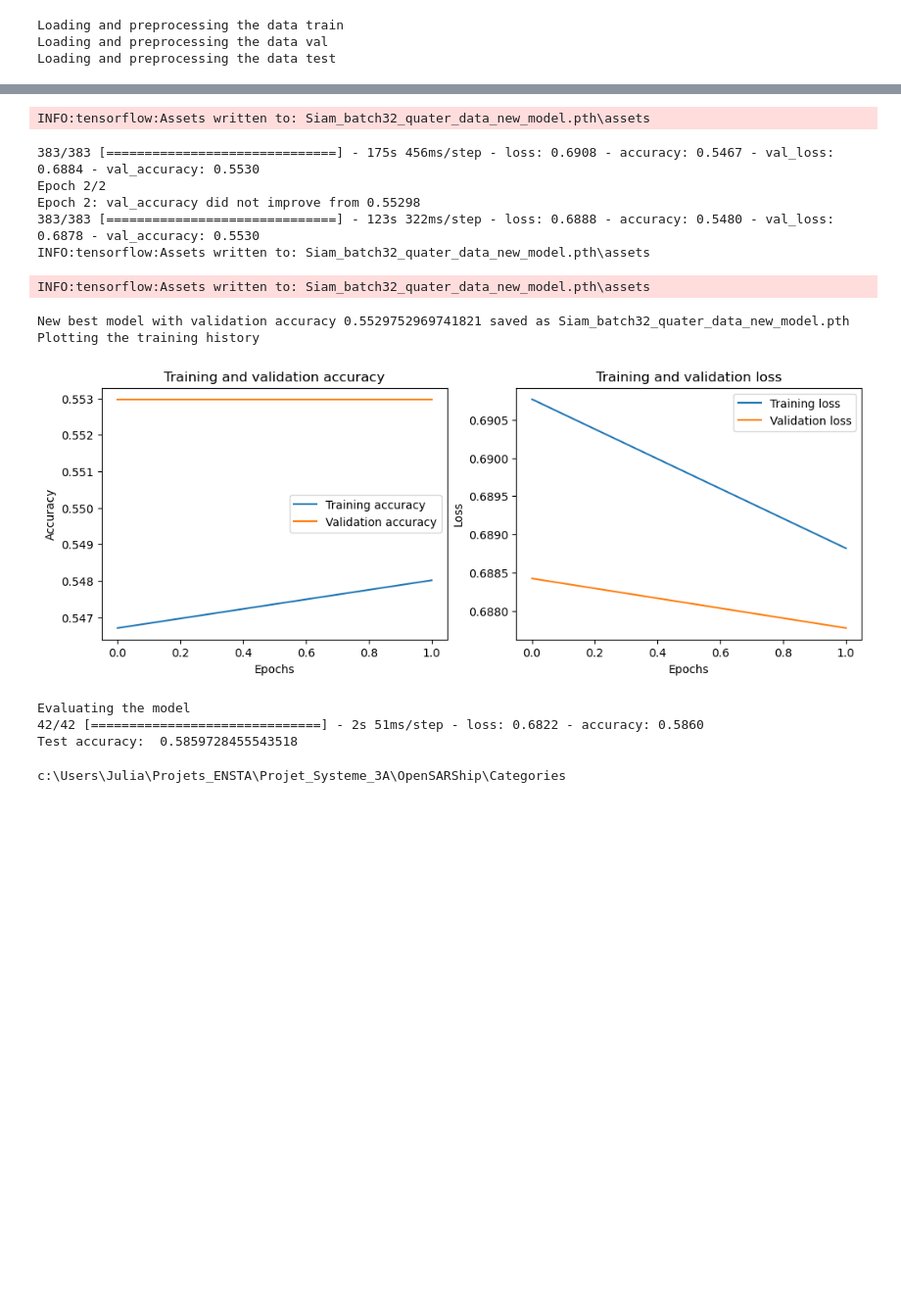
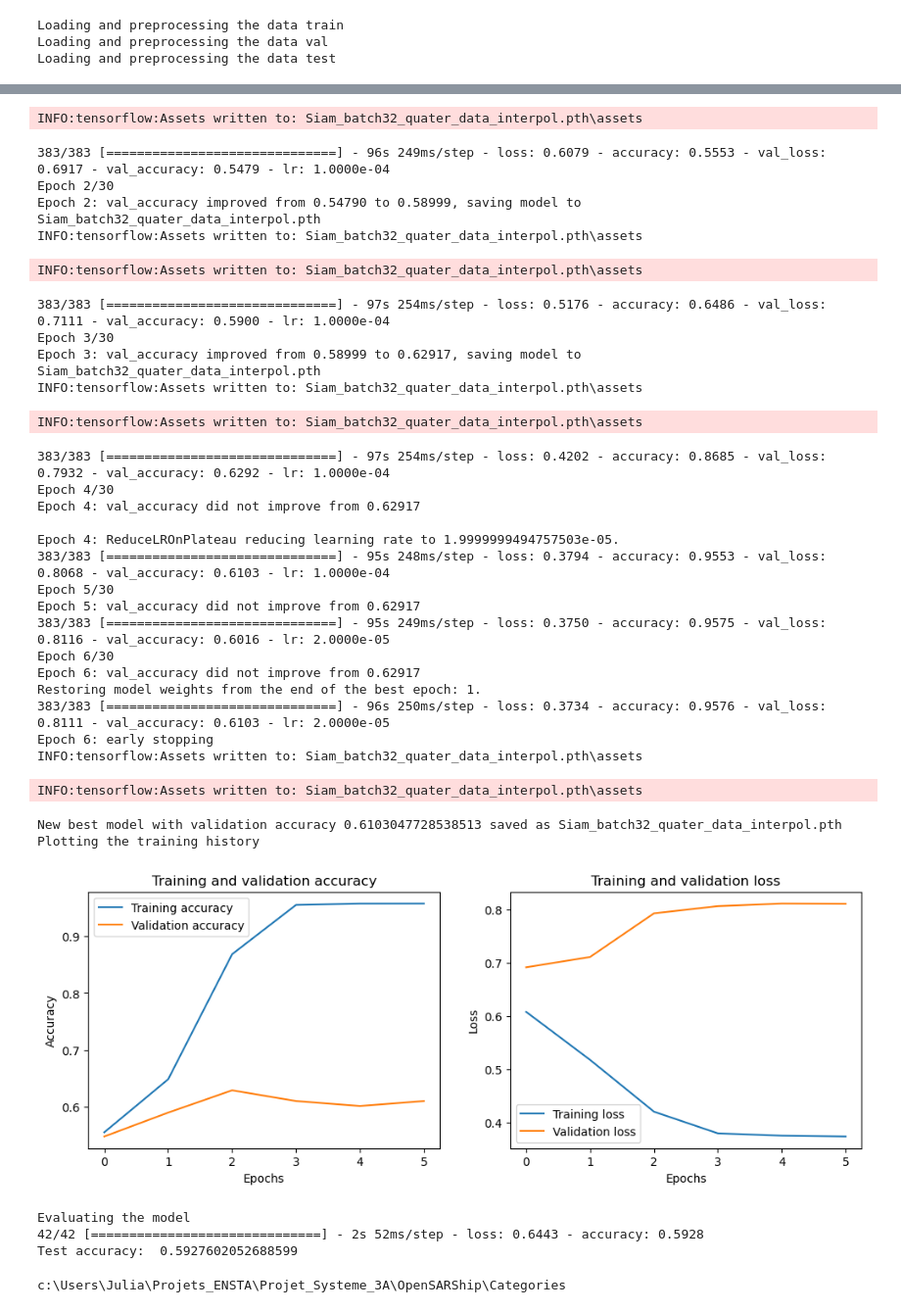
Before and after one commit to jufch/SiameseNetwork, a Jupyter notebook: Simaese_training_other.ipynb, the cells around one changed output, grey strips where cells are left out. Shown at 98% size. Saved outputs shown, nothing was run; the diff lists cells and outputs as text; code cells hidden in the pictures; blank space fills up the shorter version.

Commit message:
modify the training with learning rate and early stopping

```diff
--- a/Simaese_training_other.ipynb
+++ b/Simaese_training_other.ipynb
@@ -15,6 +17,6 @@ from tensorflow.keras.preprocessing.image import load_img, img_to_array
 # %%
 def load_and_preprocess_image(path, target_size=(96, 96)):
-    img = load_img(path, target_size=target_size, color_mode='grayscale')
+    img = load_img(path, target_size=target_size, color_mode='grayscale', interpolation='lanczos')
     img = img_to_array(img)
     img = np.expand_dims(img, axis=0)
     img /= 255.0  # Normalize to [0,1]
@@ -45,13 +47,14 @@ def load_pairs_and_labels(csv_path, image_base_path):
 # %%
 def new_model(input_shape, num_classes):
     model = Sequential([
-        Conv2D(32, (3,3), activation='relu', input_shape=input_shape),
+        Conv2D(32, (3,3), activation='relu', input_shape=input_shape, kernel_regularizer=l2(0.001)),
         MaxPooling2D((2,2)),
-        BatchNormalization(),
         Dropout(0.25),
         Conv2D(64, (3,3), activation='relu'),
         MaxPooling2D((2,2)),
         Conv2D(128, (3,3), activation='relu'),
+        MaxPooling2D((2,2)),
+        Conv2D(256, (3,3), activation='relu'),
         MaxPooling2D((2,2)),
         Flatten(),
         Dense(1024, activation='relu'),
@@ -90,7 +93,7 @@ siamese_network = SiameseTrainer(base_model_func=new_model, input_shape=(96, 96,
 # siamese_network = SiameseTrainer(base_model_func=new_model, input_shape=(96, 96, 1), num_classes=num_classes)
 
 # Set the optimizer
-initial_learning_rate = 0.001
+initial_learning_rate = 0.0001
 # lr_schedule = tf.keras.optimizers.schedules.ExponentialDecay(
 #     initial_learning_rate,
 #     decay_steps=1000,
@@ -104,11 +107,14 @@ print("Compiling the model")
 # siamese_network.compile_model(optimizer='adam', loss='binary_crossentropy')
 siamese_network.compile_model(optimizer=optimizer, loss='binary_crossentropy')
 
+early_stopping = EarlyStopping(monitor='val_loss', patience=5, verbose=1, mode = 'min', restore_best_weights=True)
+reduce_lr = ReduceLROnPlateau(monitor='val_loss', factor=0.2, patience=3, verbose=1, mode = 'min')
 
 # Train the model
 print("Training the model")
 # siamese_network.train_model(train_pairs, train_labels, val_pairs, val_labels, epochs=10, batch_size=32)
-siamese_network.train_model(train_pairs, train_labels, val_pairs, val_labels, epochs=2, batch_size=32, model_save_name='Siam_batch32_quater_data_new_model.pth')
+siamese_network.train_model(train_pairs, train_labels, val_pairs, val_labels, epochs=30, batch_size=32, model_save_name='Siam_batch32_quater_data_interpol.pth',
+                            callbacks=[early_stopping, reduce_lr])
 
 
 # Plot training history
@@ -128,16 +134,36 @@ INFO:tensorflow:Assets written to: Siam_batch32_quater_data_new_model.pth\assets
-INFO:tensorflow:Assets written to: Siam_batch32_quater_data_new_model.pth\assets
+INFO:tensorflow:Assets written to: Siam_batch32_quater_data_interpol.pth\assets
-383/383 [==============================] - 175s 456ms/step - loss: 0.6908 - accuracy: 0.5467 - val_loss: 0.6884 - val_accuracy: 0.5530
-Epoch 2/2
-Epoch 2: val_accuracy did not improve from 0.55298
-383/383 [==============================] - 123s 322ms/step - loss: 0.6888 - accuracy: 0.5480 - val_loss: 0.6878 - val_accuracy: 0.5530
-INFO:tensorflow:Assets written to: Siam_batch32_quater_data_new_model.pth\assets
+383/383 [==============================] - 96s 249ms/step - loss: 0.6079 - accuracy: 0.5553 - val_loss: 0.6917 - val_accuracy: 0.5479 - lr: 1.0000e-04
+Epoch 2/30
+Epoch 2: val_accuracy improved from 0.54790 to 0.58999, saving model to Siam_batch32_quater_data_interpol.pth
+INFO:tensorflow:Assets written to: Siam_batch32_quater_data_interpol.pth\assets
-INFO:tensorflow:Assets written to: Siam_batch32_quater_data_new_model.pth\assets
+INFO:tensorflow:Assets written to: Siam_batch32_quater_data_interpol.pth\assets
-New best model with validation accuracy 0.5529752969741821 saved as Siam_batch32_quater_data_new_model.pth
-Plotting the training history
+383/383 [==============================] - 97s 254ms/step - loss: 0.5176 - accuracy: 0.6486 - val_loss: 0.7111 - val_accuracy: 0.5900 - lr: 1.0000e-04
+Epoch 3/30
+Epoch 3: val_accuracy improved from 0.58999 to 0.62917, saving model to Siam_batch32_quater_data_interpol.pth
+INFO:tensorflow:Assets written to: Siam_batch32_quater_data_interpol.pth\assets
+INFO:tensorflow:Assets written to: Siam_batch32_quater_data_interpol.pth\assets
+383/383 [==============================] - 97s 254ms/step - loss: 0.4202 - accuracy: 0.8685 - val_loss: 0.7932 - val_accuracy: 0.6292 - lr: 1.0000e-04
+Epoch 4/30
+Epoch 4: val_accuracy did not improve from 0.62917
+
+Epoch 4: ReduceLROnPlateau reducing learning rate to 1.9999999494757503e-05.
+383/383 [==============================] - 95s 248ms/step - loss: 0.3794 - accuracy: 0.9553 - val_loss: 0.8068 - val_accuracy: 0.6103 - lr: 1.0000e-04
+Epoch 5/30
+Epoch 5: val_accuracy did not improve from 0.62917
+383/383 [==============================] - 95s 249ms/step - loss: 0.3750 - accuracy: 0.9575 - val_loss: 0.8116 - val_accuracy: 0.6016 - lr: 2.0000e-05
+Epoch 6/30
+Epoch 6: val_accuracy did not improve from 0.62917
+Restoring model weights from the end of the best epoch: 1.
+383/383 [==============================] - 96s 250ms/step - loss: 0.3734 - accuracy: 0.9576 - val_loss: 0.8111 - val_accuracy: 0.6103 - lr: 2.0000e-05
+Epoch 6: early stopping
+INFO:tensorflow:Assets written to: Siam_batch32_quater_data_interpol.pth\assets
+INFO:tensorflow:Assets written to: Siam_batch32_quater_data_interpol.pth\assets
+New best model with validation accuracy 0.6103047728538513 saved as Siam_batch32_quater_data_interpol.pth
+Plotting the training history
-[figure, old version]
+[figure, new version]
-Evaluating the model
-42/42 [==============================] - 2s 51ms/step - loss: 0.6822 - accuracy: 0.5860
-Test accuracy:  0.5859728455543518
+Evaluating the model
+42/42 [==============================] - 2s 52ms/step - loss: 0.6443 - accuracy: 0.5928
+Test accuracy:  0.5927602052688599
 # %%
 # print(os.getcwd())
 # print(os.path.join(os.getcwd(), '../OpenSARShip/Categories/'))
```
Also changed, not shown: parts of 13 cells of this notebook, 1 other file.
